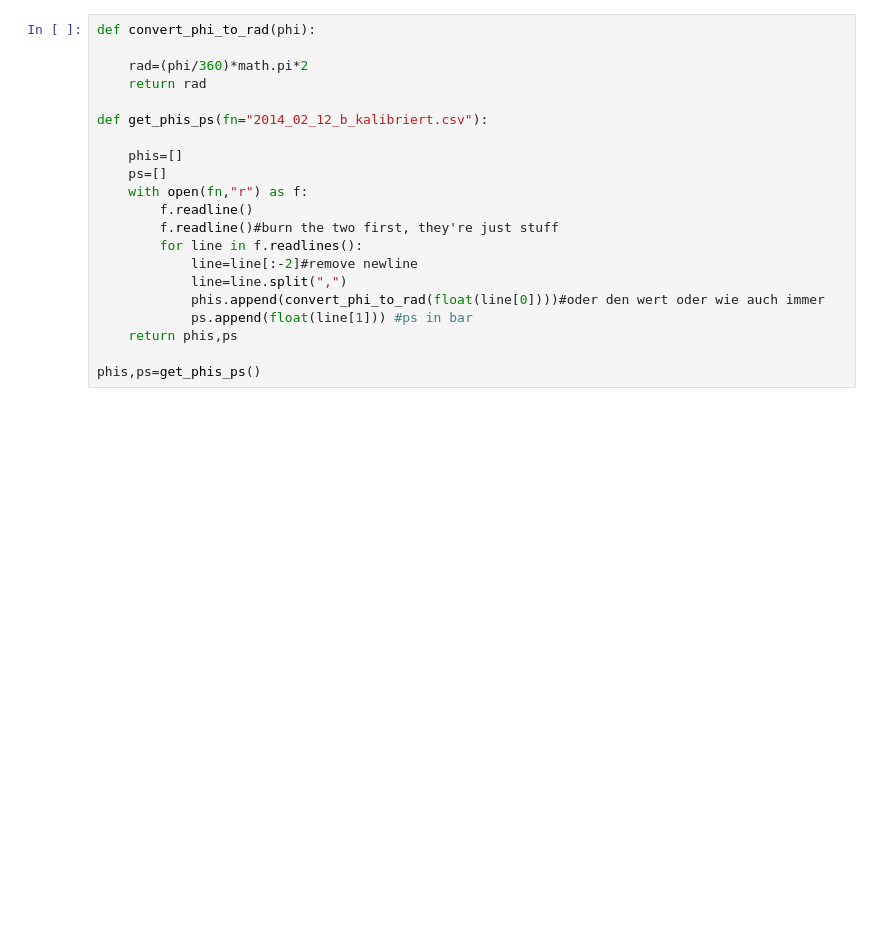
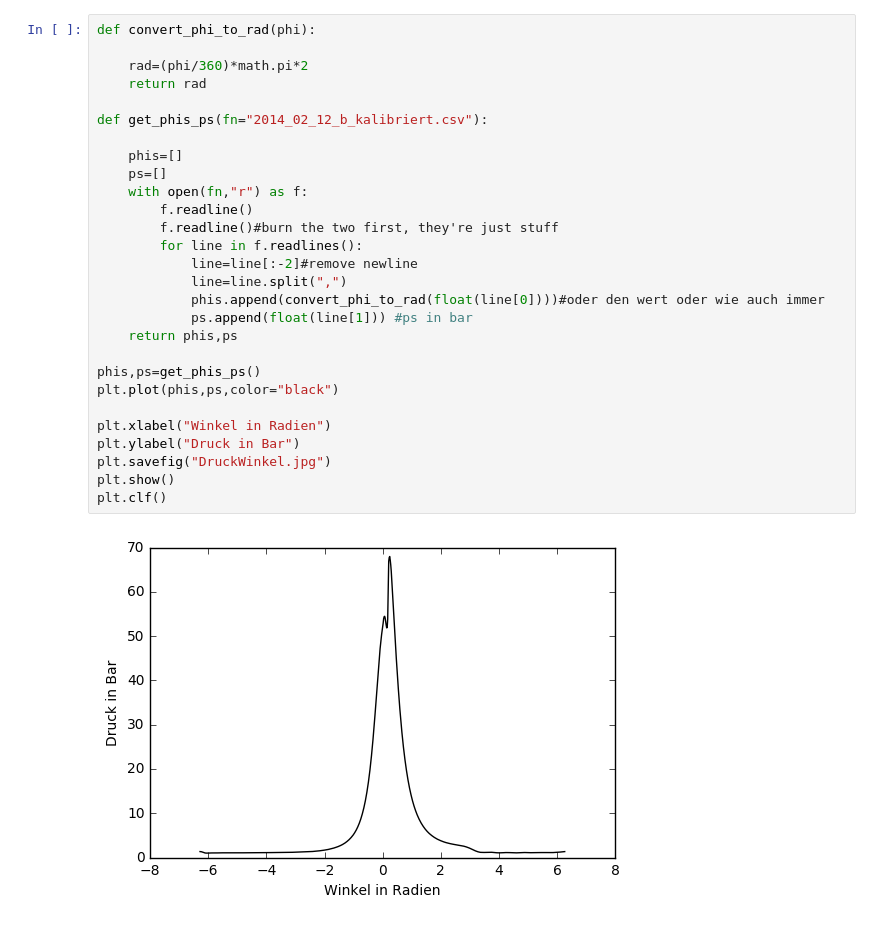
Before and after one commit to BMaxV/Motorkennfeldplot, a Jupyter notebook: main.ipynb, the cells around one changed output. Drawn from its saved outputs; the diff is of its cells as text; blank space fills up the shorter version.

```diff
--- a/main.ipynb
+++ b/main.ipynb
@@ -48,21 +48,30 @@ querfläche 0.005152997350050658
 # %%
 def convert_phi_to_rad(phi):
 
     rad=(phi/360)*math.pi*2
     return rad
 
 def get_phis_ps(fn="2014_02_12_b_kalibriert.csv"):
 
     phis=[]
     ps=[]
     with open(fn,"r") as f:
         f.readline()
         f.readline()#burn the two first, they're just stuff
         for line in f.readlines():
             line=line[:-2]#remove newline
             line=line.split(",")
             phis.append(convert_phi_to_rad(float(line[0])))#oder den wert oder wie auch immer
             ps.append(float(line[1])) #ps in bar
     return phis,ps
 
 phis,ps=get_phis_ps()
+plt.plot(phis,ps,color="black")
+
+plt.xlabel("Winkel in Radien")
+plt.ylabel("Druck in Bar")
+plt.savefig("DruckWinkel.jpg")
+plt.show()
+plt.clf()
+# %% [output]
+[figure, added]
```
Also changed, not shown: parts of 6 cells of this notebook.
